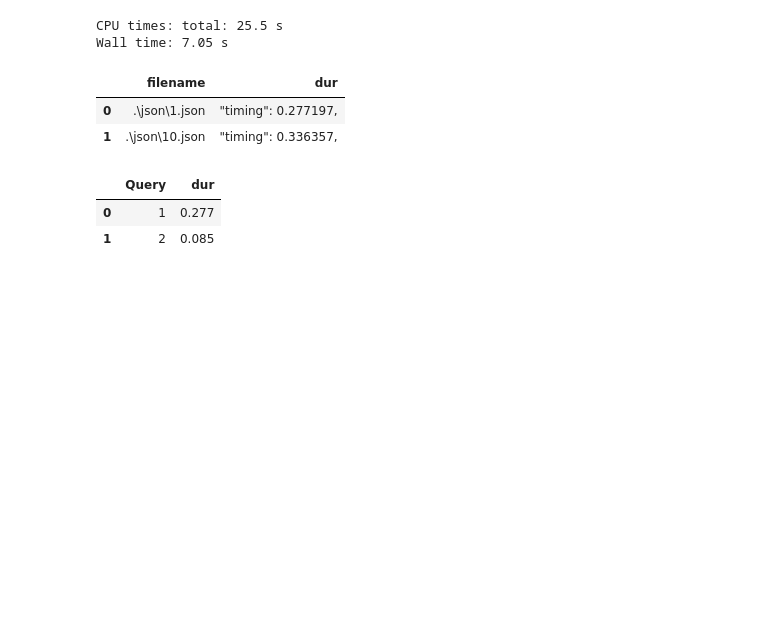
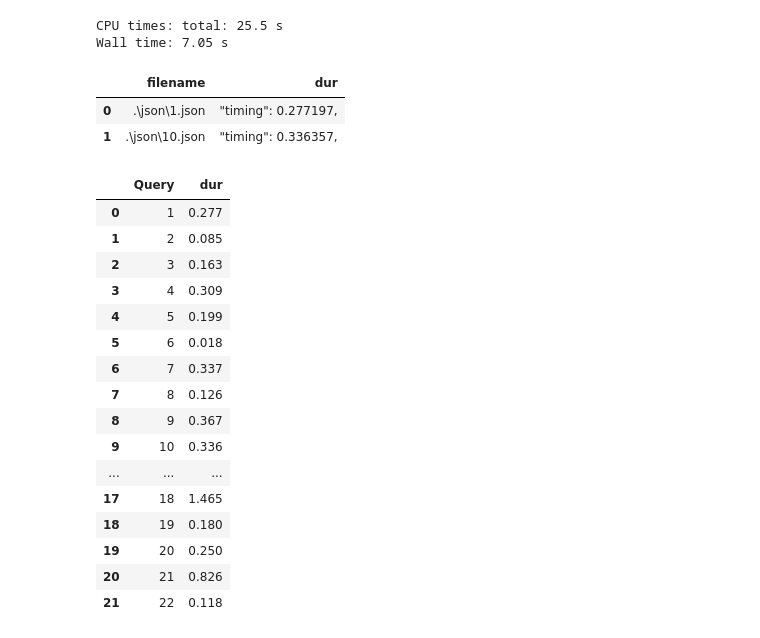
Before and after one commit to djouallah/Testing_BI_Engine, a Jupyter notebook: TPCH_DuckDB.ipynb, the cells around one changed output. Cells and saved outputs as stored; diff of their text form; code cells hidden in the pictures; blank space fills up the shorter version.

```diff
--- a/TPCH_DuckDB.ipynb
+++ b/TPCH_DuckDB.ipynb
@@ -976,10 +977,24 @@ raw.head(2)
 # %%
 df=con.execute('''select replace(filename,'.\json','') as Query, replace(dur,'"timing":','') as dur from raw     ''').df()
 df=con.execute('''select replace(Query,'\\','') as Query, replace(dur,',','') as dur from df     ''').df()
 df=con.execute('''select replace(Query,'.json','') as Query,  dur from df     ''').df()
 df=con.execute('''select cast (Query as integer) as Query,  cast( dur as numeric) as dur from df order by Query    ''').df()
-df.head(2)
+df
 # %% [output]
 |  | Query | dur |
 | 0 | 1 | 0.277 |
 | 1 | 2 | 0.085 |
+| 2 | 3 | 0.163 |
+| 3 | 4 | 0.309 |
+| 4 | 5 | 0.199 |
+| 5 | 6 | 0.018 |
+| 6 | 7 | 0.337 |
+| 7 | 8 | 0.126 |
+| 8 | 9 | 0.367 |
+| 9 | 10 | 0.336 |
+| ... | ... | ... |
+| 17 | 18 | 1.465 |
+| 18 | 19 | 0.180 |
+| 19 | 20 | 0.250 |
+| 20 | 21 | 0.826 |
+| 21 | 22 | 0.118 |
```
Also changed, not shown: parts of 3 cells of this notebook.
